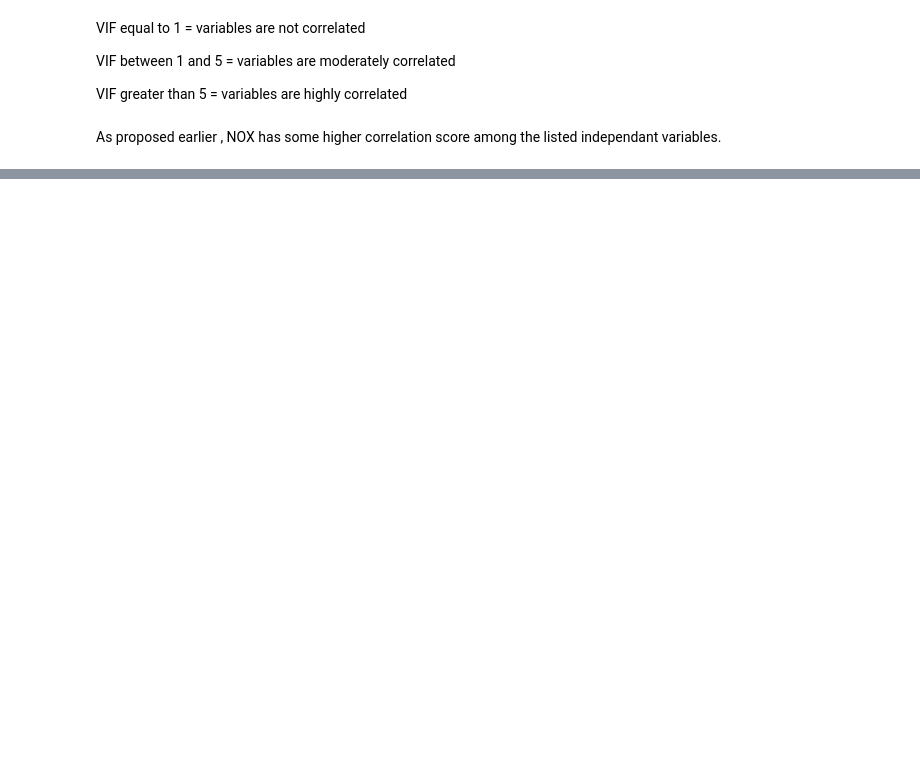
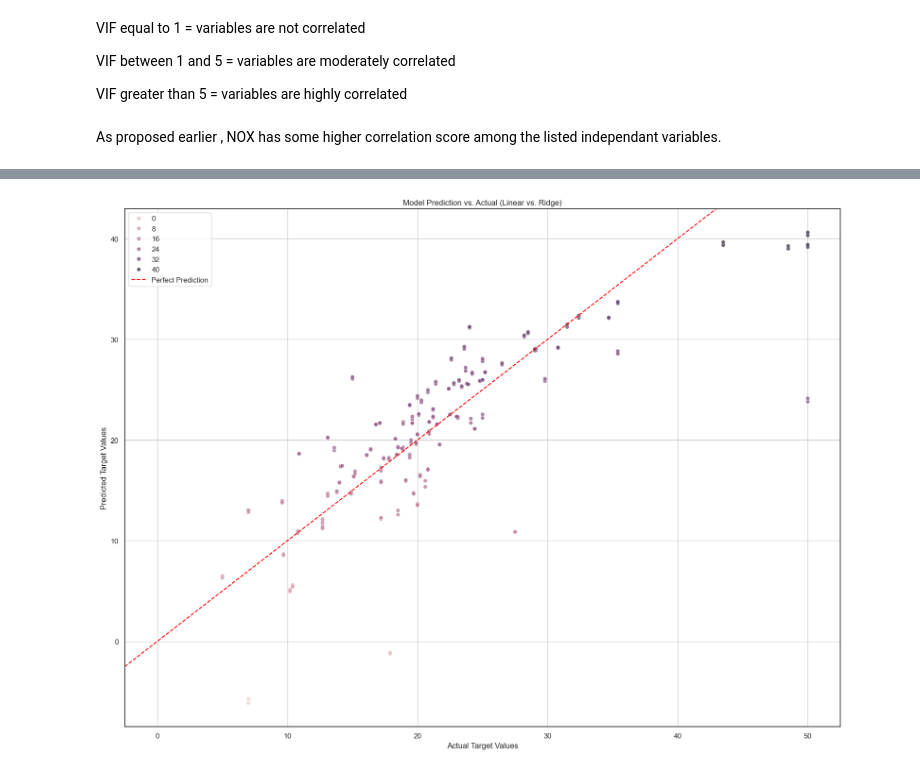
Before and after one commit to Luka-998/PY, a Jupyter notebook: Python Data Science - Learning Path/Final Project/_notebooks/pre_processing.ipynb, the cells around one changed output, grey strips where cells are left out. Cells and saved outputs as stored; diff of their text form; code cells hidden in the pictures; blank space fills up the shorter version.

```diff
--- a/Python Data Science - Learning Path/Final Project/_notebooks/pre_processing.ipynb
+++ b/Python Data Science - Learning Path/Final Project/_notebooks/pre_processing.ipynb
@@ -1237,0 +1253,3 @@ vifs_ge4
+# %%
+model_evaluation_long = pd.melt(model_evaluation, id_vars='y_actual',value_vars=['ridge','lg'], value_name='y_predicted')
+model_evaluation_long
@@ -1237,0 +1270,15 @@ vifs_ge4
+# %%
+plt.figure(figsize=(16,12))
+sns.scatterplot(data=model_evaluation_long,x='y_actual',y='y_predicted',hue='y_predicted',alpha=.7)
+plt.axline(xy1=(0, 0), slope=1, color='red', linestyle='--', label='Perfect Prediction')
+
+# Labels and title
+plt.xlabel('Actual Target Values')
+plt.ylabel('Predicted Target Values')
+plt.title('Model Prediction vs. Actual (Linear vs. Ridge)')
+plt.legend()
+plt.grid(True)
+plt.tight_layout()
+plt.show()
+# %% [output]
+[figure, added]
```
Also changed, not shown: parts of 8 cells of this notebook.
